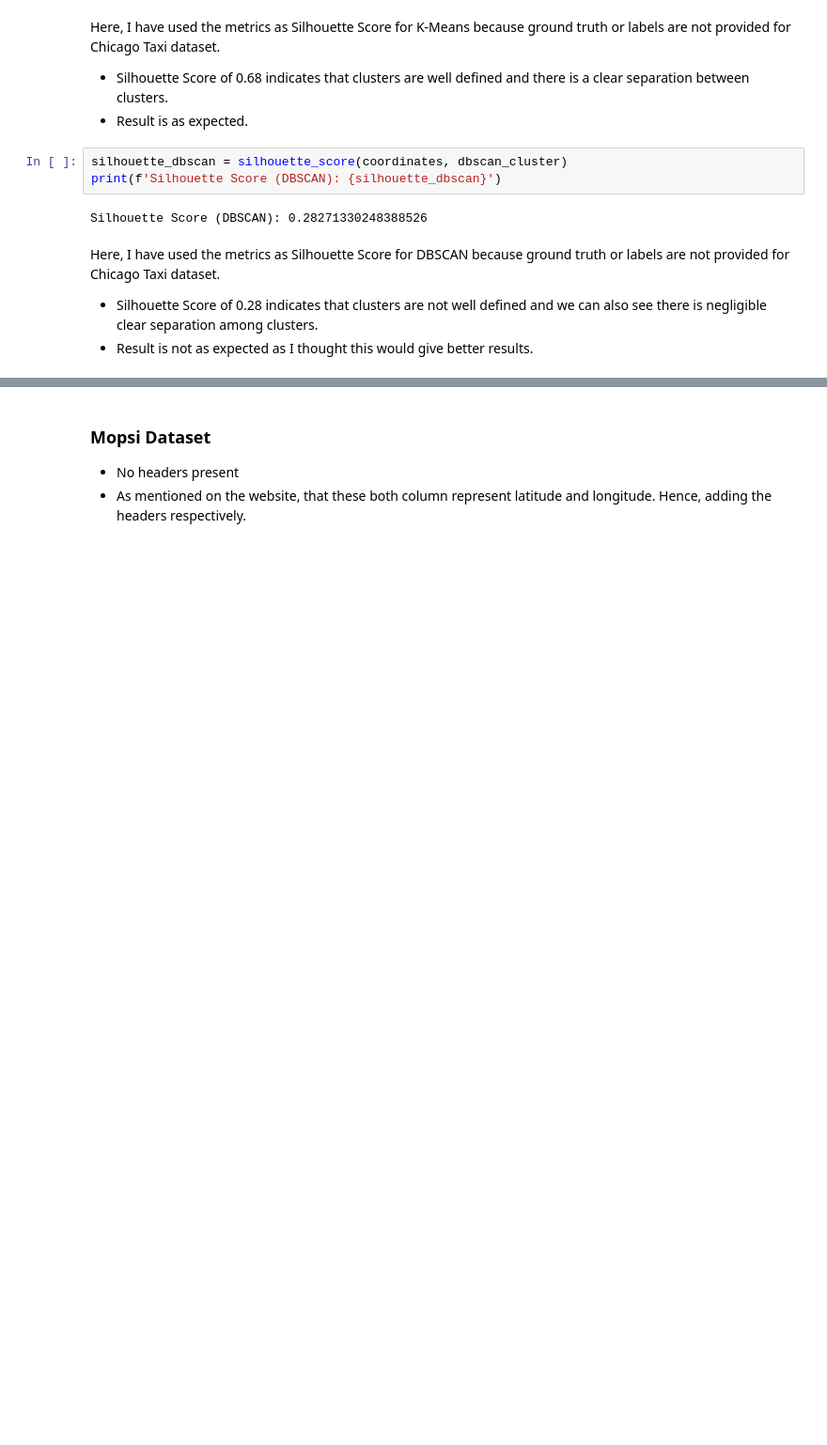
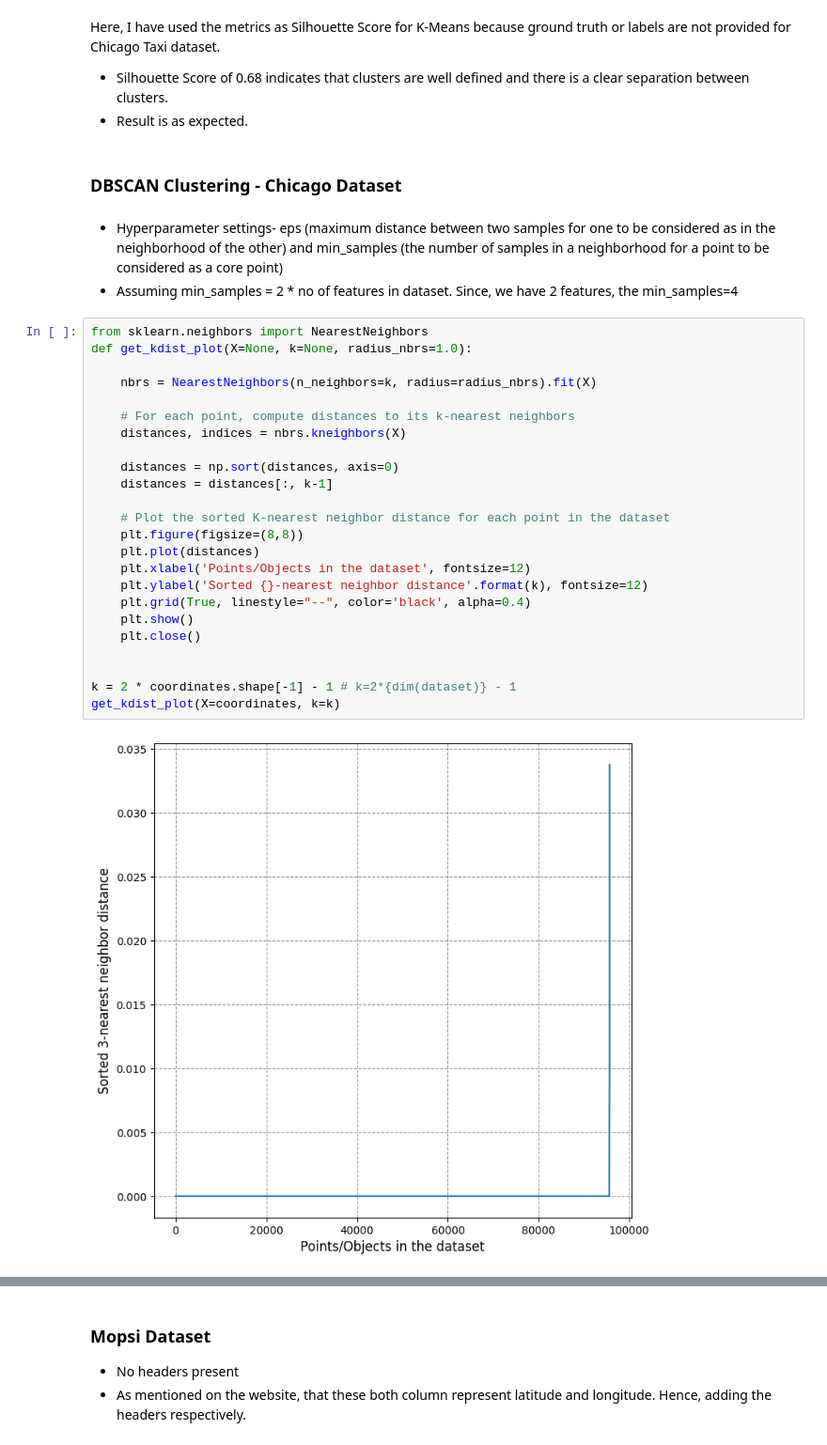
Before and after one commit to USFCA-CS663-Spring2024/kmeans-AnanyaAgarwal1997, a Jupyter notebook: Assignment 2 - Clustering.ipynb, the cells around one changed output, grey strips where cells are left out. Shown at 94% size. Cells and saved outputs as stored; diff of their text form; blank space fills up the shorter version.

```diff
--- a/Assignment 2 - Clustering.ipynb
+++ b/Assignment 2 - Clustering.ipynb
@@ -218,12 +225,34 @@ Silhouette Score (K-Means): 0.6803588068403978
 Here, I have used the metrics as Silhouette Score for K-Means because ground truth or labels are not provided for Chicago Taxi dataset.
 - Silhouette Score of 0.68 indicates that clusters are well defined and there is a clear separation between clusters.
 -  Result is as expected.
-# %%
-silhouette_dbscan = silhouette_score(coordinates, dbscan_cluster)
-print(f'Silhouette Score (DBSCAN): {silhouette_dbscan}')
-# %% [output]
-Silhouette Score (DBSCAN): 0.28271330248388526
-# %% [markdown]
-Here, I have used the metrics as Silhouette Score for DBSCAN because ground truth or labels are not provided for Chicago Taxi dataset.
-- Silhouette Score of 0.28 indicates that clusters are not well defined and we can also see there is negligible clear separation among clusters.
--  Result is not as expected as I thought this would give better results.
+# %% [markdown]
+### DBSCAN Clustering - Chicago Dataset
+# %% [markdown]
+- Hyperparameter settings- eps (maximum distance between two samples for one to be considered as in the neighborhood of the other) and min_samples (the number of samples in a neighborhood for a point to be considered as a core point)
+- Assuming min_samples = 2 * no of features in dataset. Since, we have 2 features, the min_samples=4
+# %%
+from sklearn.neighbors import NearestNeighbors
+def get_kdist_plot(X=None, k=None, radius_nbrs=1.0):
+
+    nbrs = NearestNeighbors(n_neighbors=k, radius=radius_nbrs).fit(X)
+
+    # For each point, compute distances to its k-nearest neighbors
+    distances, indices = nbrs.kneighbors(X)
+
+    distances = np.sort(distances, axis=0)
+    distances = distances[:, k-1]
+
+    # Plot the sorted K-nearest neighbor distance for each point in the dataset
+    plt.figure(figsize=(8,8))
+    plt.plot(distances)
+    plt.xlabel('Points/Objects in the dataset', fontsize=12)
+    plt.ylabel('Sorted {}-nearest neighbor distance'.format(k), fontsize=12)
+    plt.grid(True, linestyle="--", color='black', alpha=0.4)
+    plt.show()
+    plt.close()
+
+
+k = 2 * coordinates.shape[-1] - 1 # k=2*{dim(dataset)} - 1
+get_kdist_plot(X=coordinates, k=k)
+# %% [output]
+[figure, added]
```
Also changed, not shown: parts of 23 cells of this notebook.
